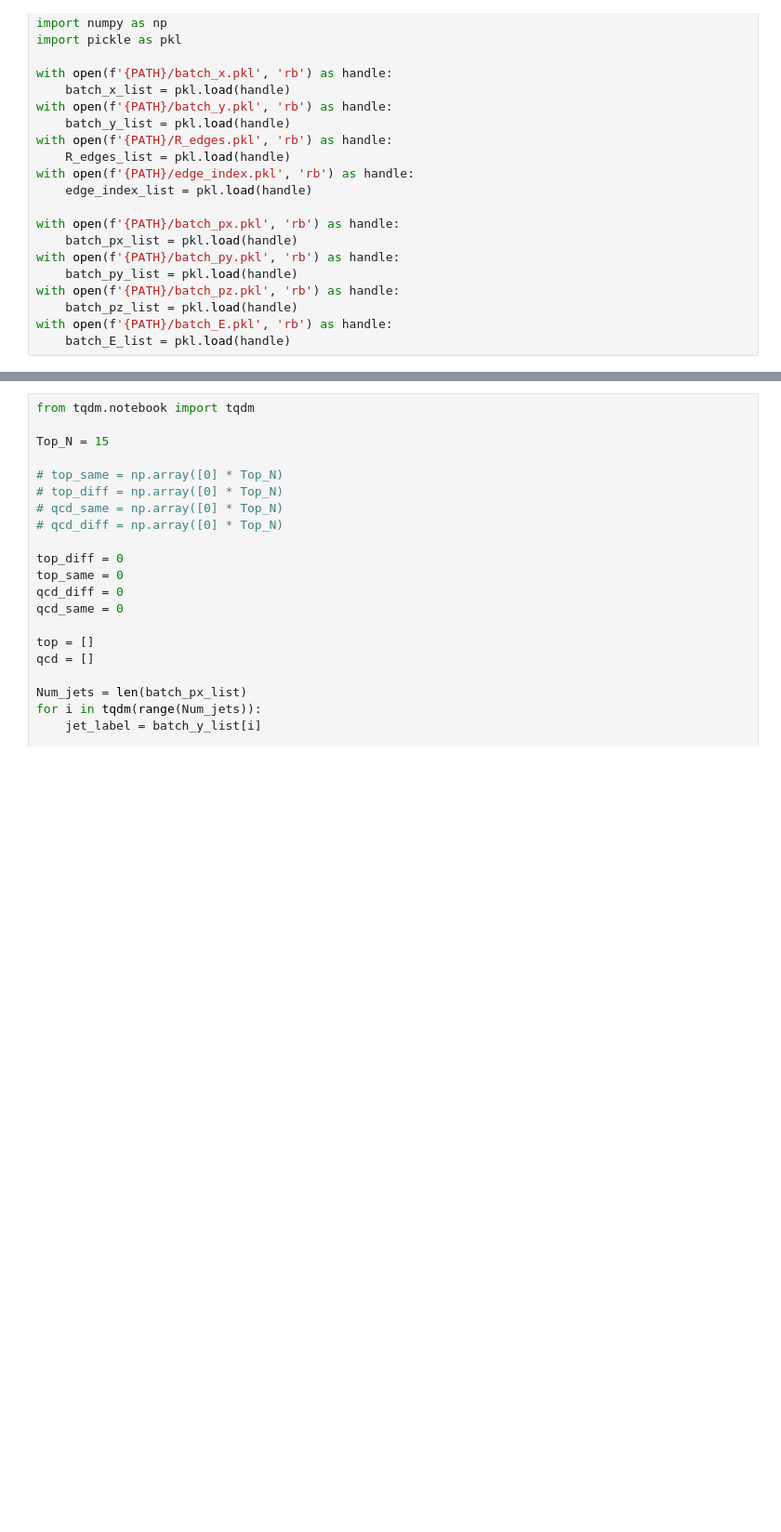
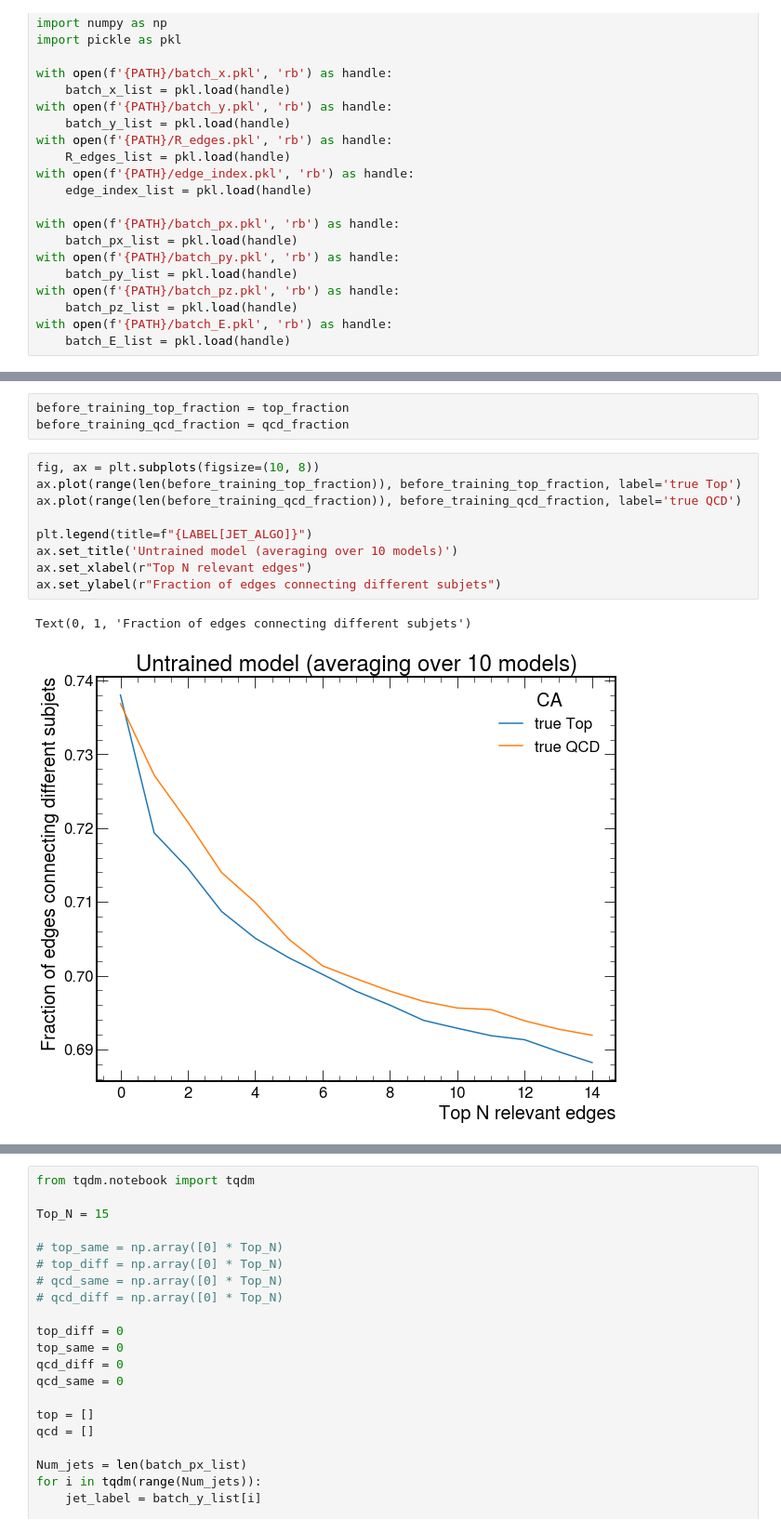
Before and after one commit to farakiko/xai4hep, a Jupyter notebook: binder/fastjet.ipynb, the cells around one changed output, grey strips where cells are left out. Shown at 93% size. Saved outputs shown, nothing was run; the diff lists cells and outputs as text; blank space fills up the shorter version.

```diff
--- a/binder/fastjet.ipynb
+++ b/binder/fastjet.ipynb
@@ -394,2 +518,17 @@ skipping jet # 25
+# %%
+before_training_top_fraction = top_fraction
+before_training_qcd_fraction = qcd_fraction
+# %%
+fig, ax = plt.subplots(figsize=(10, 8))
+ax.plot(range(len(before_training_top_fraction)), before_training_top_fraction, label='true Top')
+ax.plot(range(len(before_training_qcd_fraction)), before_training_qcd_fraction, label='true QCD')
+
+plt.legend(title=f"{LABEL[JET_ALGO]}")
+ax.set_title('Untrained model (averaging over 10 models)')
+ax.set_xlabel(r"Top N relevant edges")
+ax.set_ylabel(r"Fraction of edges connecting different subjets")
+# %% [output]
+Text(0, 1, 'Fraction of edges connecting different subjets')
+[figure, added]
 # %%
 fig, ax = plt.subplots(figsize=(10, 8))
```
Also changed, not shown: parts of 10 cells of this notebook.
